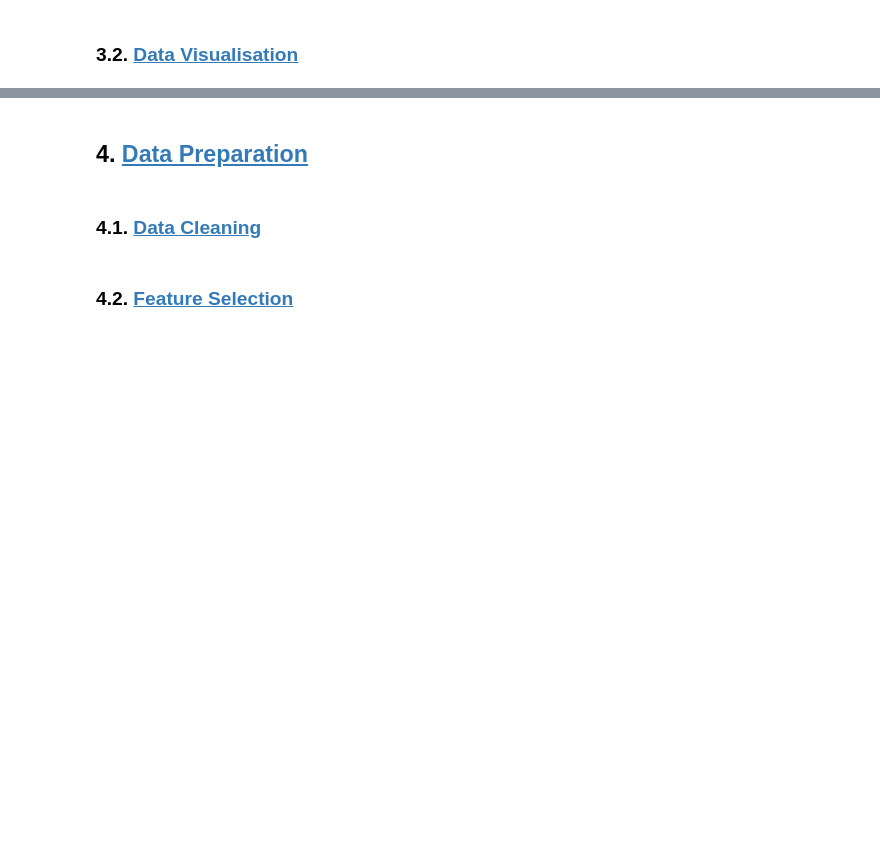
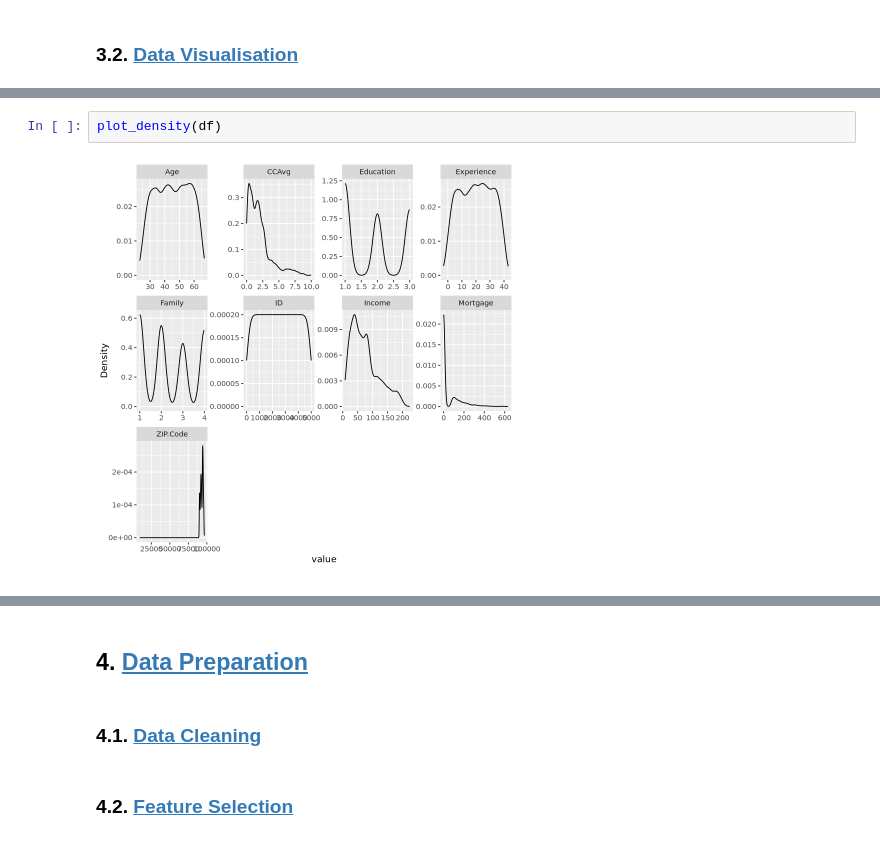
Before and after one commit to bezerraescossia/data-science-projects, a Jupyter notebook: _analysis/universal-bank.ipynb, the cells around one changed output, grey strips where cells are left out. Drawn from its saved outputs; the diff is of its cells as text; blank space fills up the shorter version.

```diff
--- a/_analysis/universal-bank.ipynb
+++ b/_analysis/universal-bank.ipynb
@@ -165,0 +121,4 @@ DataExplorer::plot_intro(dataset)
+# %%
+plot_density(df)
+# %% [output]
+[figure, added]
```
Also changed, not shown: parts of 20 cells of this notebook.
